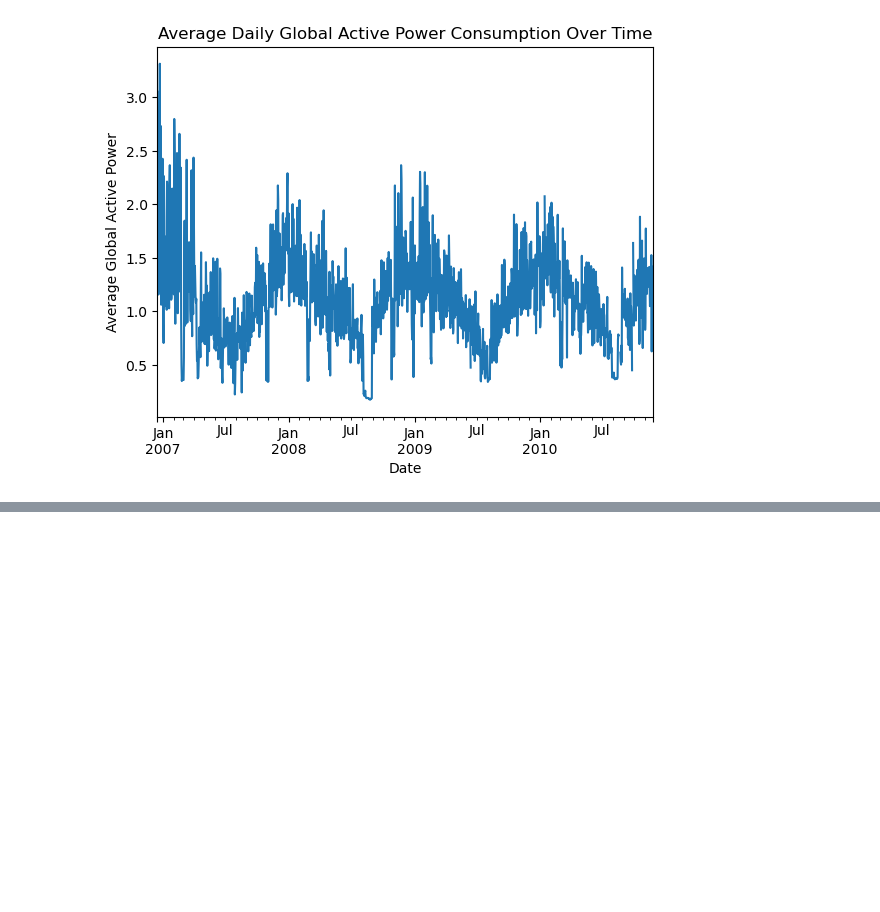
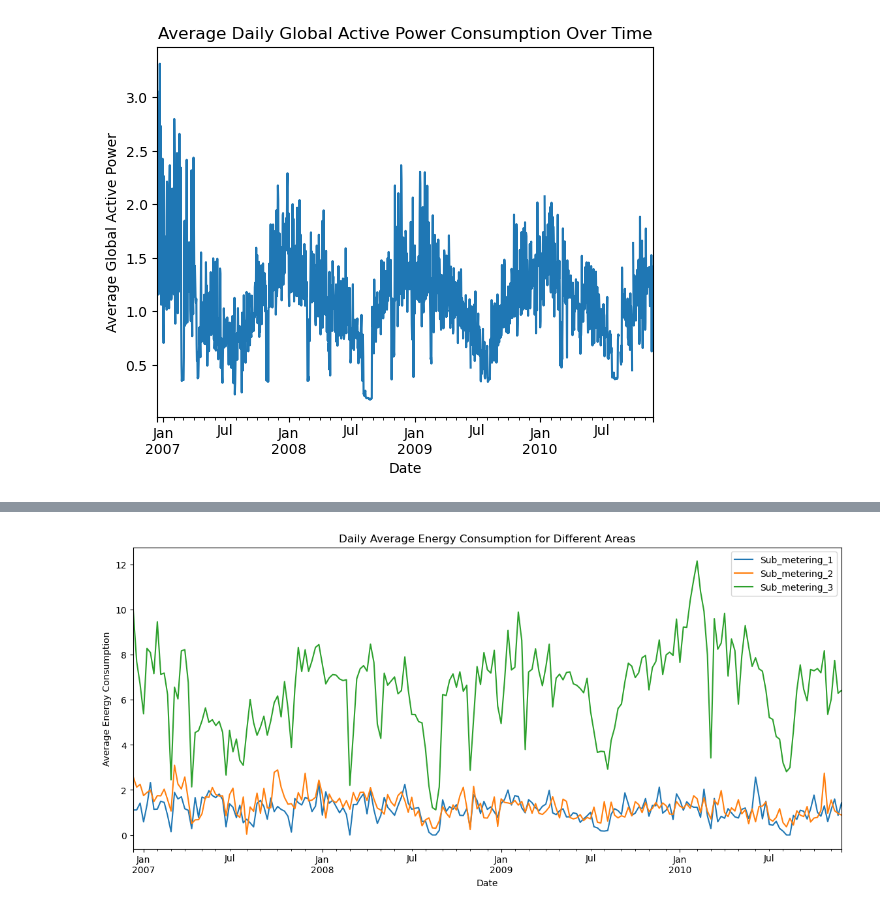
Before and after one commit to darklord-57/darklord, a Jupyter notebook: python/data_analysis/power_consumption/EDA_power_consumption.ipynb, the cells around one changed output, grey strips where cells are left out. Drawn from its saved outputs; the diff is of its cells as text; code cells hidden in the pictures; blank space fills up the shorter version.

```diff
--- a/python/data_analysis/power_consumption/EDA_power_consumption.ipynb
+++ b/python/data_analysis/power_consumption/EDA_power_consumption.ipynb
@@ -304,0 +313,14 @@ plt.show()
+# %%
+df_submetering_daily = df.set_index('Date').resample('W').mean()
+
+fig, ax = plt.subplots(figsize=(14,6))
+
+df_submetering_daily[['Sub_metering_1', 'Sub_metering_2', 'Sub_metering_3']].plot(kind='line',ax=ax)
+
+plt.title('Daily Average Energy Consumption for Different Areas')
+plt.xlabel('Date')
+plt.ylabel('Average Energy Consumption')
+plt.legend(['Sub_metering_1', 'Sub_metering_2', 'Sub_metering_3'])
+plt.show()
+# %% [output]
+[figure, added]
```
Also changed, not shown: parts of 4 cells of this notebook.
